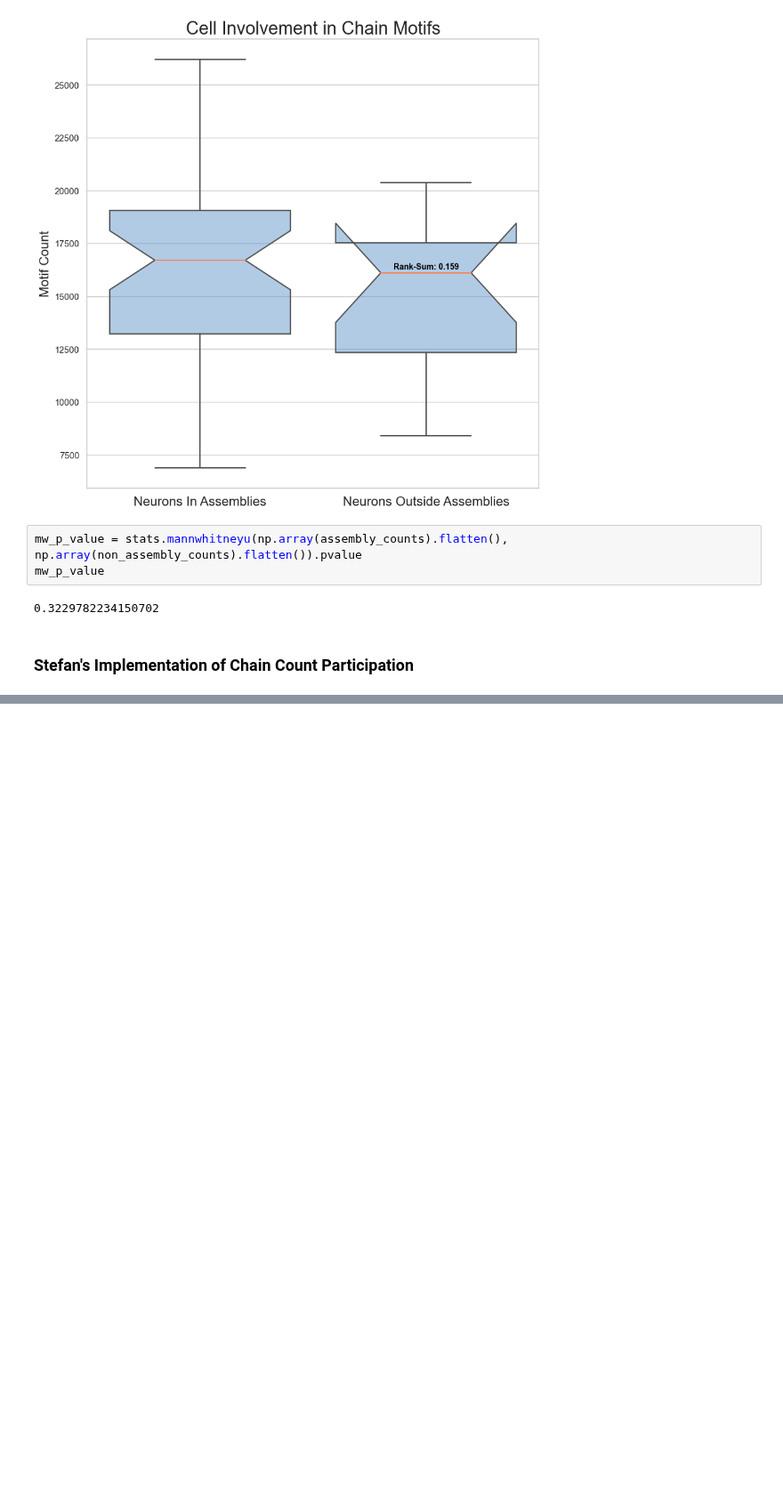
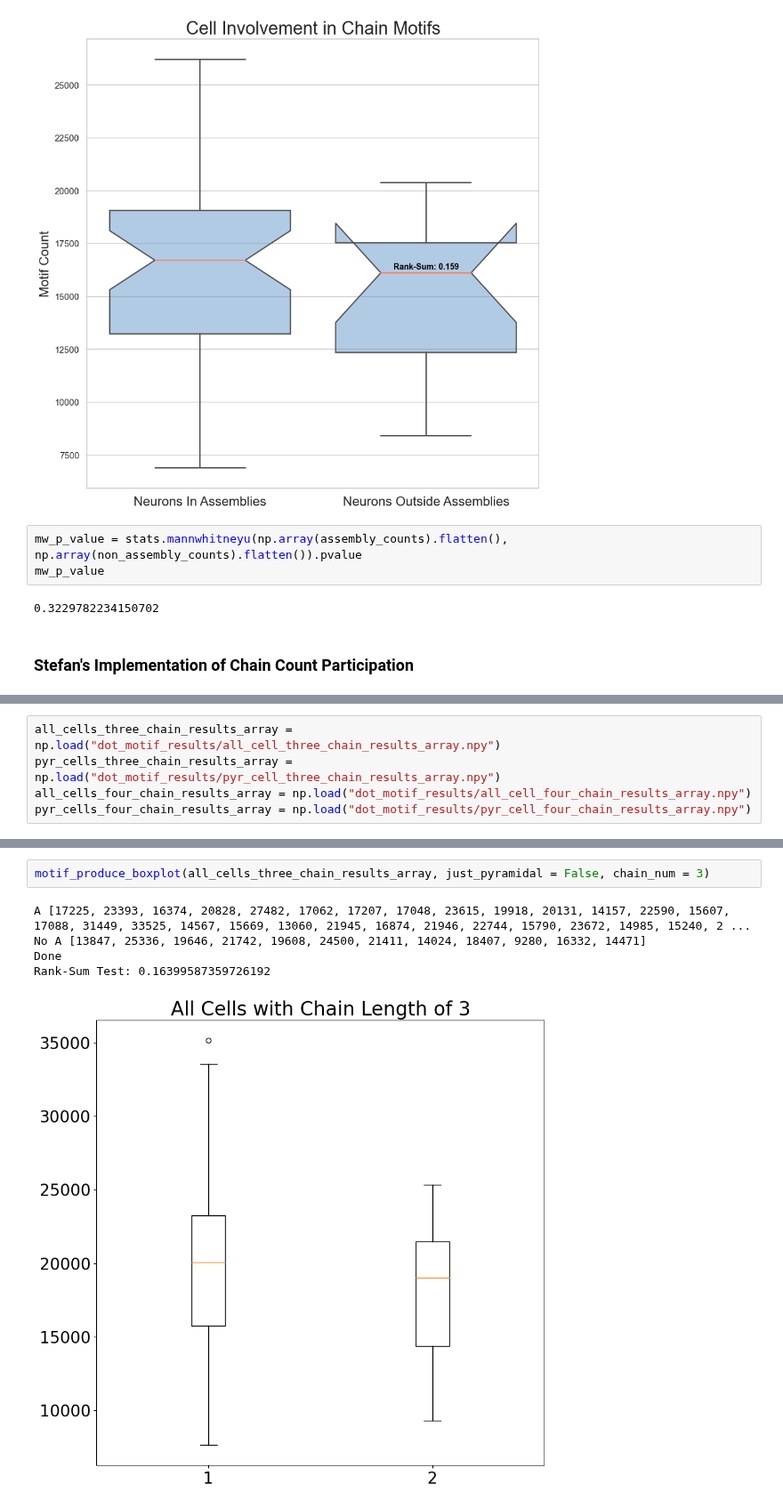
Before and after one commit to Jawagnercarena/Assembly_Organization, a Jupyter notebook: AssemblyPaperFigures/FigureCode/Figure5/Figure5.ipynb, the cells around one changed output, grey strips where cells are left out. Shown at 89% size. Saved outputs shown, nothing was run; the diff lists cells and outputs as text; blank space fills up the shorter version.

Commit message:
Streamlined Stefan's code to produce box plots with pyramidal and chain number files

```diff
--- a/AssemblyPaperFigures/FigureCode/Figure5/Figure5.ipynb
+++ b/AssemblyPaperFigures/FigureCode/Figure5/Figure5.ipynb
@@ -598,0 +587,5 @@ stats.ranksums(np.array(pooled_assembly_cell_participation).flatten(), np.array(
+# %%
+all_cells_three_chain_results_array = np.load("dot_motif_results/all_cell_three_chain_results_array.npy")
+pyr_cells_three_chain_results_array = np.load("dot_motif_results/pyr_cell_three_chain_results_array.npy")
+all_cells_four_chain_results_array = np.load("dot_motif_results/all_cell_four_chain_results_array.npy")
+pyr_cells_four_chain_results_array = np.load("dot_motif_results/pyr_cell_four_chain_results_array.npy")
@@ -598,0 +603,8 @@ stats.ranksums(np.array(pooled_assembly_cell_participation).flatten(), np.array(
+# %%
+motif_produce_boxplot(all_cells_three_chain_results_array, just_pyramidal = False, chain_num = 3)
+# %% [output]
+A [17225, 23393, 16374, 20828, 27482, 17062, 17207, 17048, 23615, 19918, 20131, 14157, 22590, 15607, 17088, 31449, 33525, 14567, 15669, 13060, 21945, 16874, 21946, 22744, 15790, 23672, 14985, 15240, 2 ...
+No A [13847, 25336, 19646, 21742, 19608, 24500, 21411, 14024, 18407, 9280, 16332, 14471]
+Done
+Rank-Sum Test: 0.16399587359726192
+[figure, added]
```
Also changed, not shown: parts of 7 cells of this notebook, 3 other files.
